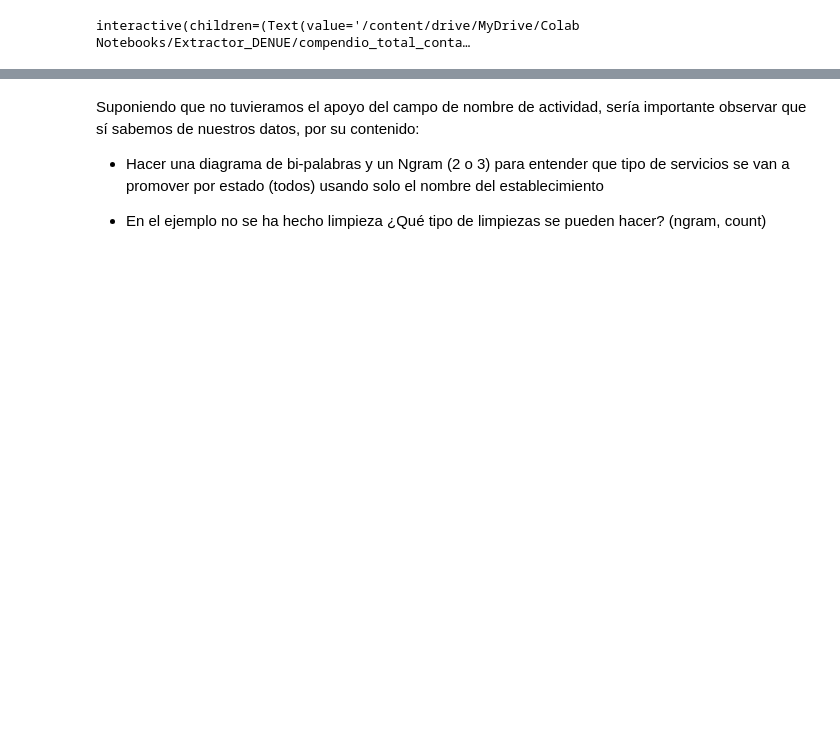
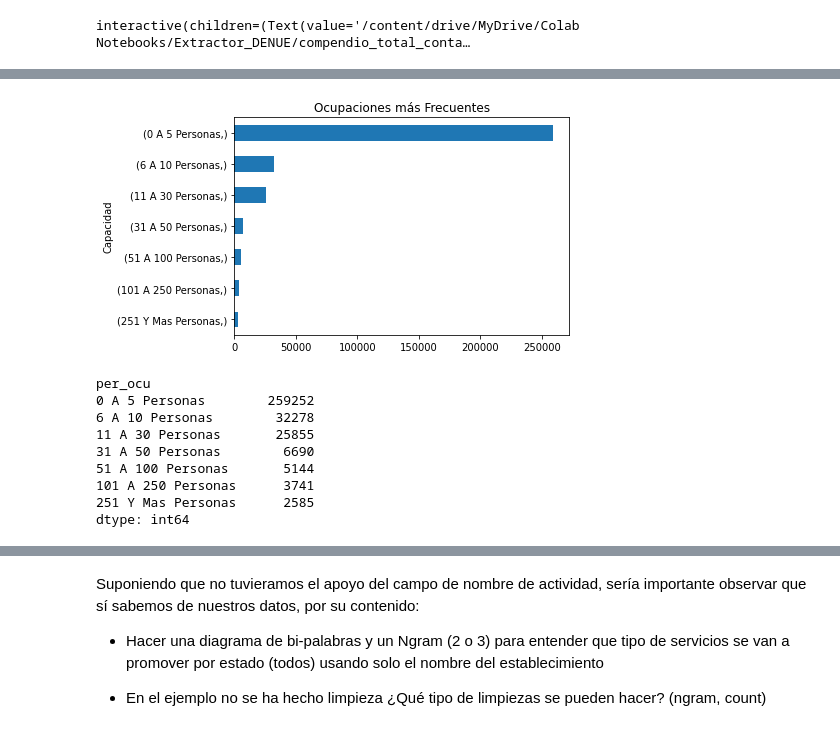
Before and after one commit to AngelGuadarrama/Consulta_DENUE, a Jupyter notebook: extractor_denue.ipynb, the cells around one changed output, grey strips where cells are left out. Cells and saved outputs as stored; diff of their text form; code cells hidden in the pictures; blank space fills up the shorter version.

```diff
--- a/extractor_denue.ipynb
+++ b/extractor_denue.ipynb
@@ -208,0 +275,15 @@ Suministro De Personal Permanente
+# %%
+datos[['per_ocu']].value_counts(ascending=True).plot(kind='barh', title='Ocupaciones más Frecuentes', xlabel='Capacidad', ylabel='Total de Negocios')
+plt.show()
+print(datos[['per_ocu']].value_counts(ascending=False))
+# %% [output]
+[figure, added]
+per_ocu
+0 A 5 Personas        259252
+6 A 10 Personas        32278
+11 A 30 Personas       25855
+31 A 50 Personas        6690
+51 A 100 Personas       5144
+101 A 250 Personas      3741
+251 Y Mas Personas      2585
+dtype: int64
```
Also changed, not shown: parts of 11 cells of this notebook.
